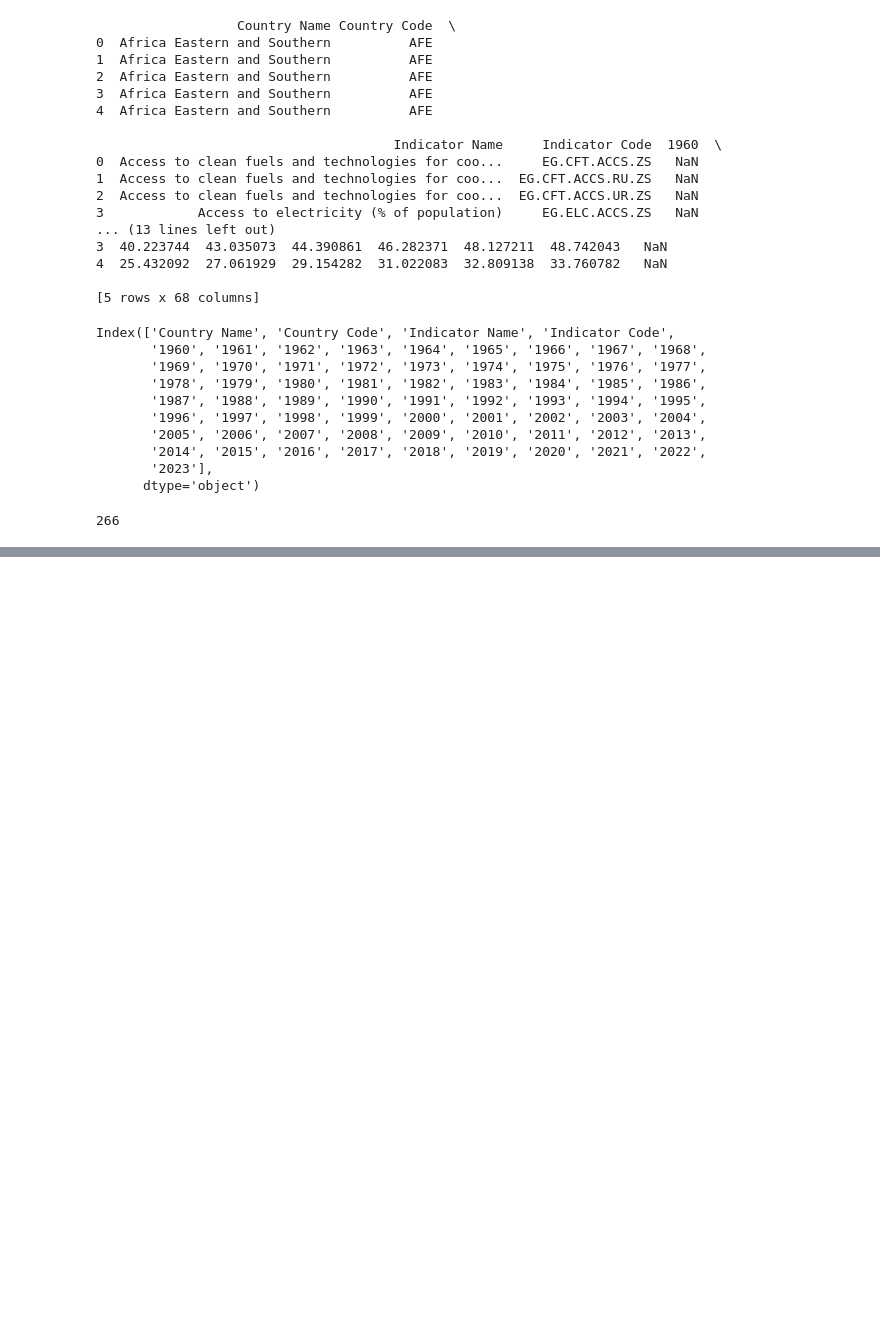
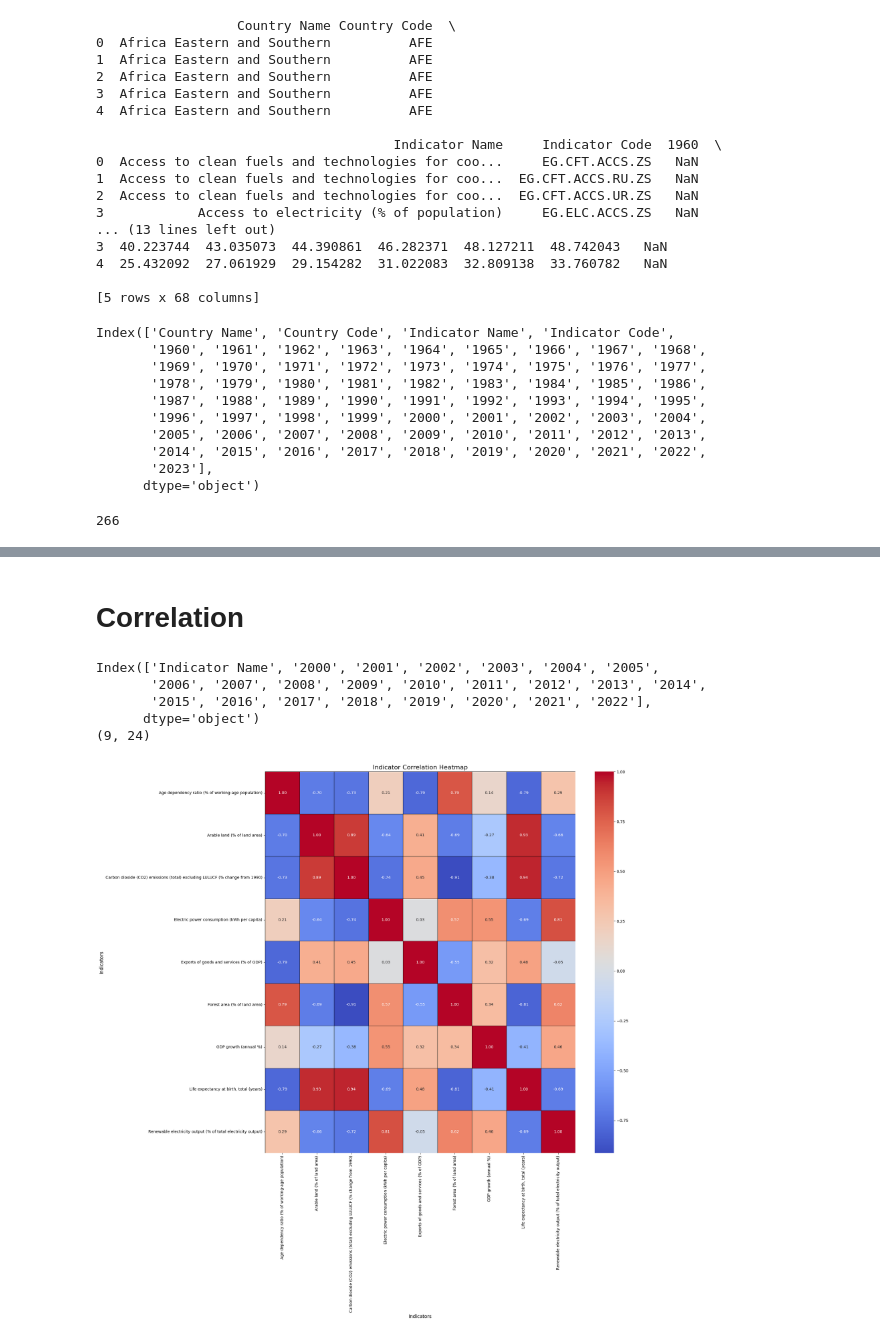
Before and after one commit to Darpana-iitgn/DataScience-Sem4, a Jupyter notebook: docs/_sources/main.ipynb, the cells around one changed output, grey strips where cells are left out. Saved outputs shown, nothing was run; the diff lists cells and outputs as text; code cells hidden in the pictures; blank space fills up the shorter version.

```diff
--- a/docs/_sources/main.ipynb
+++ b/docs/_sources/main.ipynb
@@ -422,0 +214,47 @@ for indicator in indicators_filtered:
+# %% [markdown]
+# Correlation
+# %%
+import pandas as pd
+import seaborn as sns
+import matplotlib.pyplot as plt
+import numpy as np
+
+data = pd.read_csv('data_wdi_filtered.csv')
+data.drop(columns=['Country Code', 'Indicator Code','Country Name','2023'], inplace=True)
+data.drop(columns=[str(i) for i in range(1960,2000)], inplace=True)
+print(data.columns)
+
+grouped_data = data.groupby('Indicator Name').mean().reset_index()
+print(grouped_data.shape)
+
+indicator_names = grouped_data.iloc[:, 0].tolist()
+data_numeric = grouped_data.iloc[:, 1:]
+
+corr_matrix = data_numeric.T.corr()
+
+plt.figure(figsize=(20, 20))
+sns.heatmap(
+    corr_matrix,
+    annot=True,
+    fmt=".2f",
+    cmap='coolwarm',
+    linewidths=0.5,
+    linecolor='black',
+    xticklabels=indicator_names,
+    yticklabels=indicator_names
+)
+
+plt.title("Indicator Correlation Heatmap", fontsize=16)
+plt.xlabel("Indicators", fontsize=12)
+plt.ylabel("Indicators", fontsize=12)
+plt.xticks(rotation=90)
+plt.yticks(rotation=0)
+plt.tight_layout()
+plt.show()
+# %% [output]
+Index(['Indicator Name', '2000', '2001', '2002', '2003', '2004', '2005',
+       '2006', '2007', '2008', '2009', '2010', '2011', '2012', '2013', '2014',
+       '2015', '2016', '2017', '2018', '2019', '2020', '2021', '2022'],
+      dtype='object')
+(9, 24)
+[figure, added]
```
Also changed, not shown: parts of 29 cells of this notebook, 53 other files.
